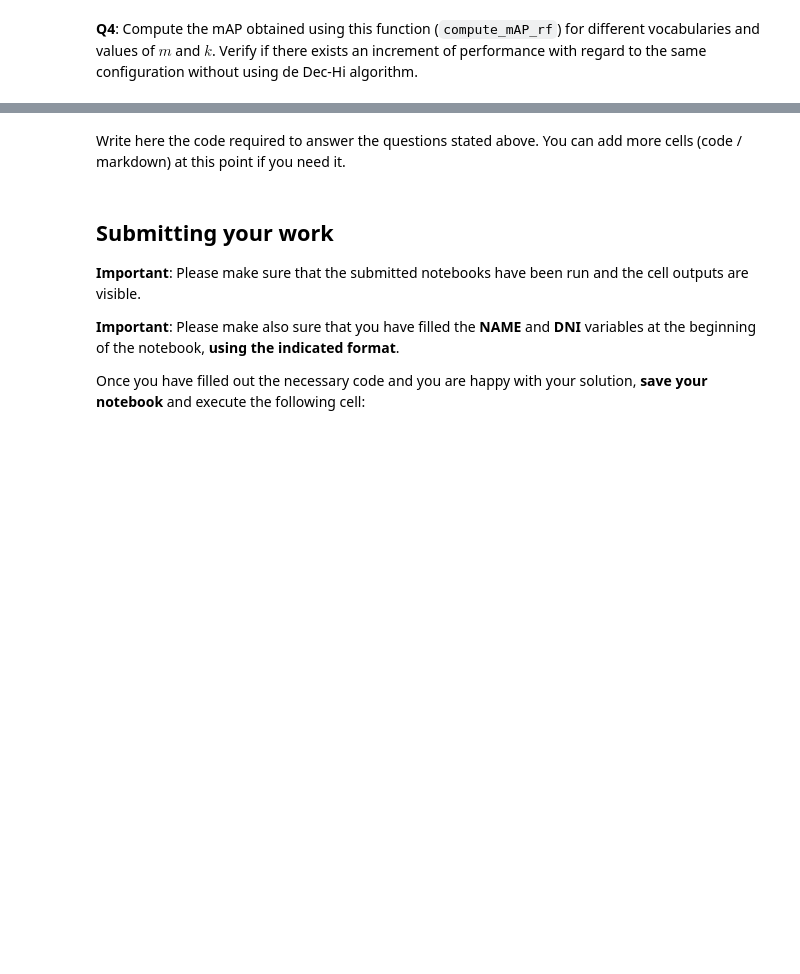
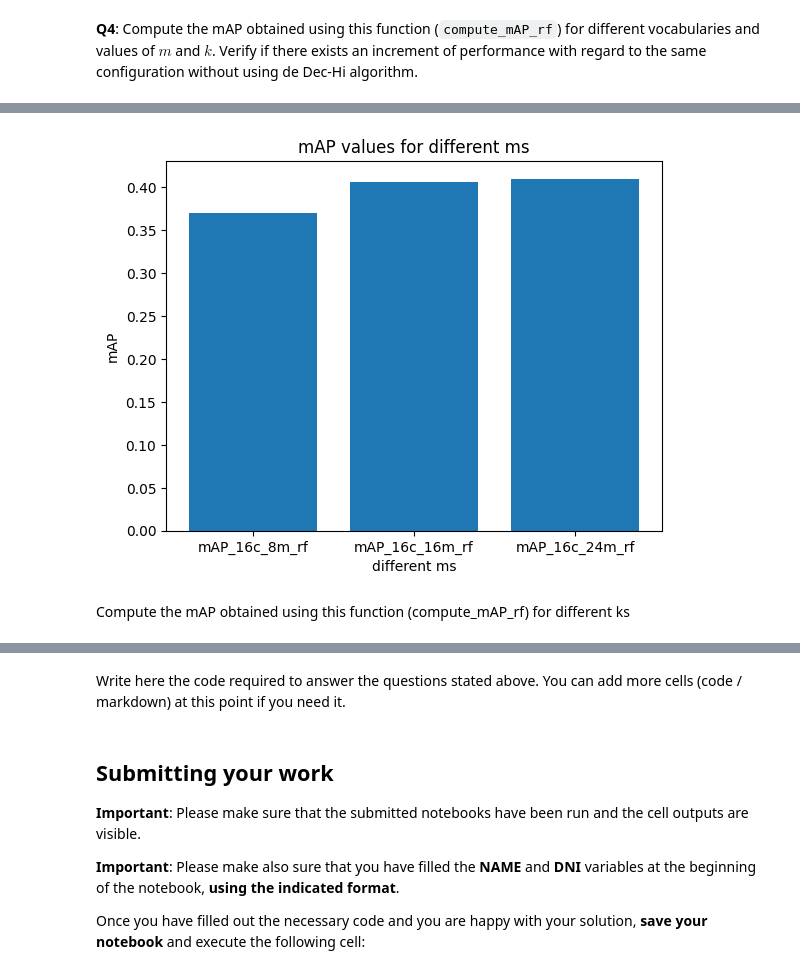
Before and after one commit to claredavies/ImageIndexing, a Jupyter notebook: Advanced_Techniques_Assignment_3.ipynb, the cells around one changed output, grey strips where cells are left out. Saved outputs shown, nothing was run; the diff lists cells and outputs as text; code cells hidden in the pictures; blank space fills up the shorter version.

```diff
--- a/Advanced_Techniques_Assignment_3.ipynb
+++ b/Advanced_Techniques_Assignment_3.ipynb
@@ -834,0 +899,27 @@ print(mAP) # This should be close to 0 now, since there is only two images in th
+# %%
+vocab_16c = np.load('vocabs/sift_16c.npy')
+vocab_32c = np.load('vocabs/sift_32c.npy')
+vocab_64c = np.load('vocabs/sift_64c.npy')
+
+query_vlad_16c = describe_images_VLAD(query_desc, vocab_16c)
+train_vlad_16c = describe_images_VLAD(train_desc, vocab_16c)
+
+quantizers_16c_8m = pq_build_quantizers(train_vlad_16c, m = 8, k = 256)
+quantizers_16c_16m = pq_build_quantizers(train_vlad_16c, m = 16, k = 256)
+quantizers_16c_24m = pq_build_quantizers(train_vlad_16c, m = 24, k = 256)
+
+index_16c_8m = pq_build_index(train_vlad_16c, quantizers_16c_8m)
+index_16c_16m = pq_build_index(train_vlad_16c, quantizers_16c_16m)
+index_16c_24m = pq_build_index(train_vlad_16c, quantizers_16c_24m)
+
+_, mAP_16c_8m_rf = compute_mAP_rf(query_names, query_vlad_16c, train_names, train_desc, index_16c_8m, quantizers_16c_8m, '../holidays/holidays_images.dat')
+_, mAP_16c_16m_rf = compute_mAP_rf(query_names, query_vlad_16c, train_names, train_desc, index_16c_16m, quantizers_16c_16m, '../holidays/holidays_images.dat')
+_, mAP_16c_24m_rf = compute_mAP_rf(query_names, query_vlad_16c, train_names, train_desc, index_16c_24m, quantizers_16c_24m, '../holidays/holidays_images.dat')
+# %%
+mAP_values_rf_m = [mAP_16c_8m_rf, mAP_16c_16m_rf, mAP_16c_24m_rf]
+mAP_labels_rf_m = ["mAP_16c_8m_rf", "mAP_16c_16m_rf", "mAP_16c_24m_rf"]
+plot_chart(mAP_values_rf_m, mAP_labels_rf_m, "mAP values for different ms", "different ms", "mAP")
+# %% [output]
+[figure, added]
+# %% [markdown]
+Compute the mAP obtained using this function (compute_mAP_rf) for different ks
```
Also changed, not shown: parts of 18 cells of this notebook.
